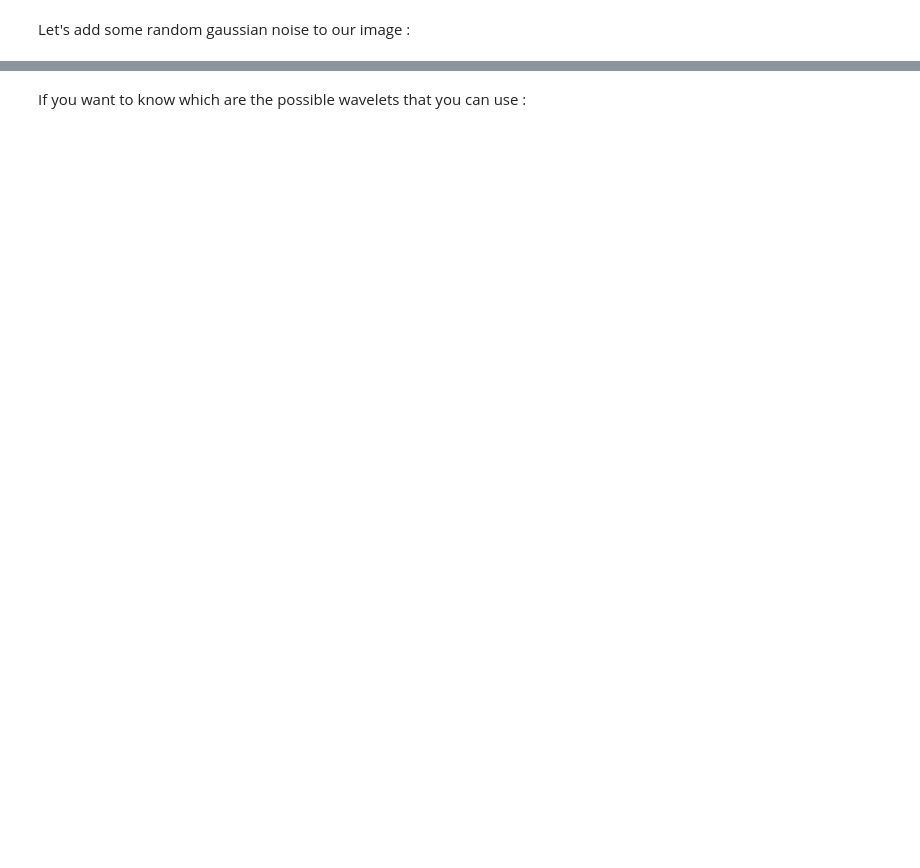
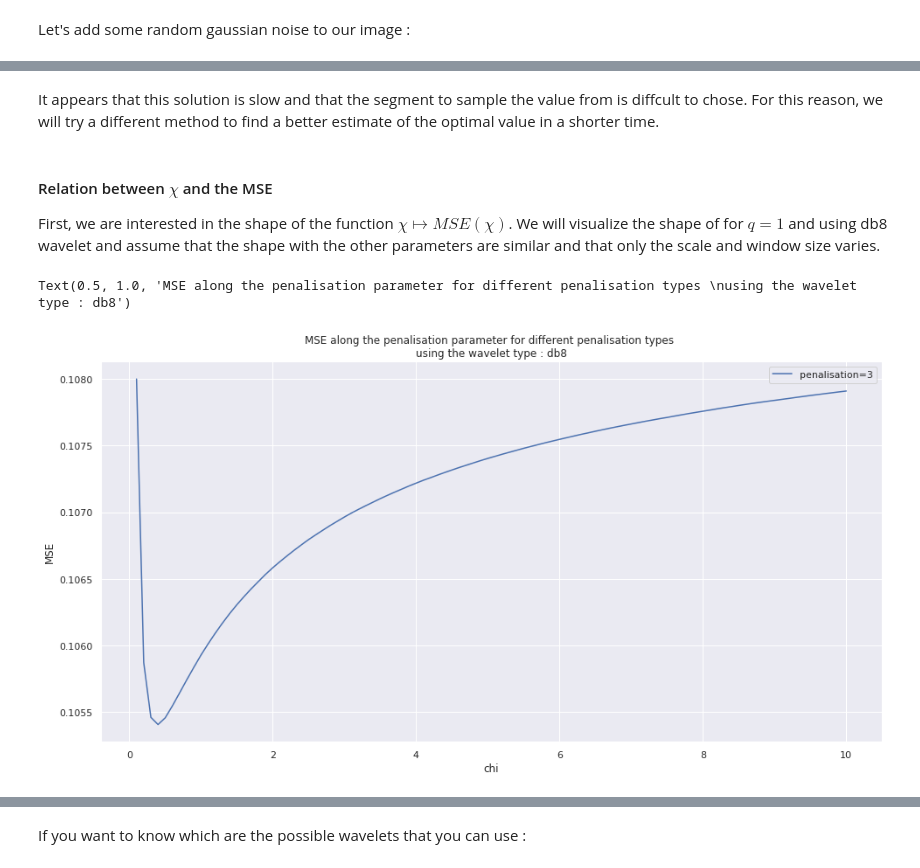
Before and after one commit to EmmanuelJhno/LabsLargeScaleDistributedOptimization, a Jupyter notebook: LSD_TPn1_Jehanno_Rauby.ipynb, the cells around one changed output, grey strips where cells are left out. Drawn from its saved outputs; the diff is of its cells as text; code cells hidden in the pictures; blank space fills up the shorter version.

```diff
--- a/LSD_TPn1_Jehanno_Rauby.ipynb
+++ b/LSD_TPn1_Jehanno_Rauby.ipynb
@@ -138,0 +153,25 @@ It took 229 seconds to finish this iteration.
+# %% [markdown]
+It appears that this solution is slow and that the segment to sample the value from is diffcult to chose. For this reason, we will try a different method to find a better estimate of the optimal value in a shorter time.
+# %% [markdown]
+#### Relation between $\chi$ and the MSE
+First, we are interested in the shape of the function $\chi \mapsto MSE(\chi)$. We will visualize the shape of for  $q=1$ and using db8 wavelet and assume that the shape with the other parameters are similar and that only the scale and window size varies.
+# %%
+fg, ax =  plt.subplots(1,1, figsize=(16,8))
+L = pywt.wavedec2(im_noise,'db8',level=2,axes=(0,1))
+chis = [c/10 for c in range(1,101,1)]
+pen = '3'
+MSE = []
+for chi in tqdm.tqdm(chis):
+    prox_L = [L[0],[penalizations[pen](coef,chi) for coef in L[1]],
+          [penalizations[pen](coef,chi) for coef in L[2]]]
+    reconstructed_im = pywt.waverec2(prox_L,'db8',axes=(0,1))
+    reconstructed_im = np.clip(reconstructed_im, 0, 255).astype('int')
+    MSE.append(np.linalg.norm(im - reconstructed_im)/np.linalg.norm(im))
+ax.plot(chis, MSE, label='penalisation={}'.format(pen))
+ax.legend()
+ax.set_xlabel("chi")
+ax.set_ylabel("MSE")
+ax.set_title("MSE along the penalisation parameter for different penalisation types \nusing the wavelet type : db8")
+# %% [output]
+Text(0.5, 1.0, 'MSE along the penalisation parameter for different penalisation types \nusing the wavelet type : db8')
+[figure, added]
```
Also changed, not shown: parts of 18 cells of this notebook.
